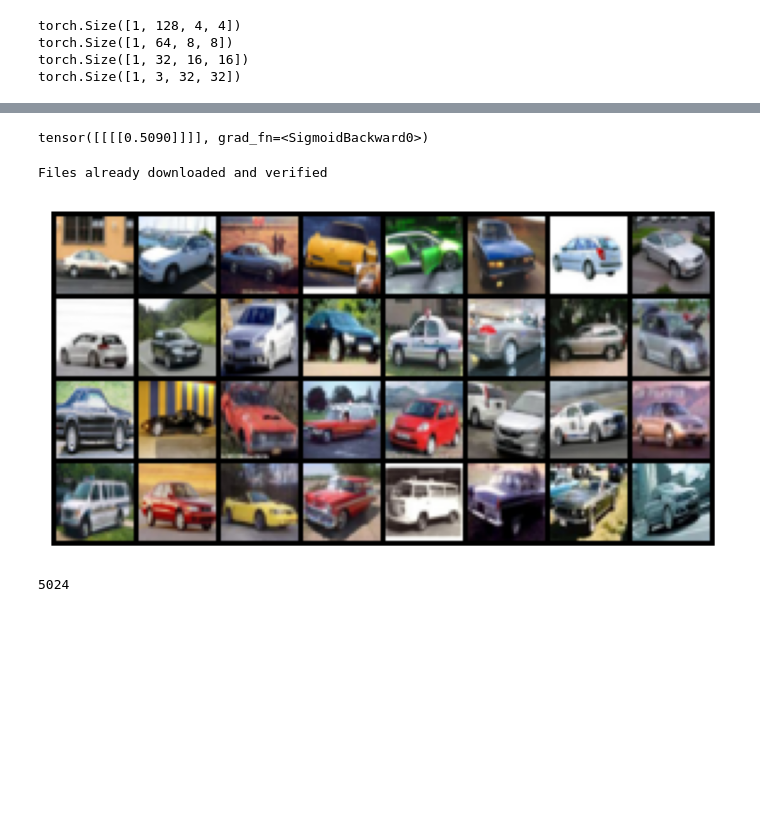
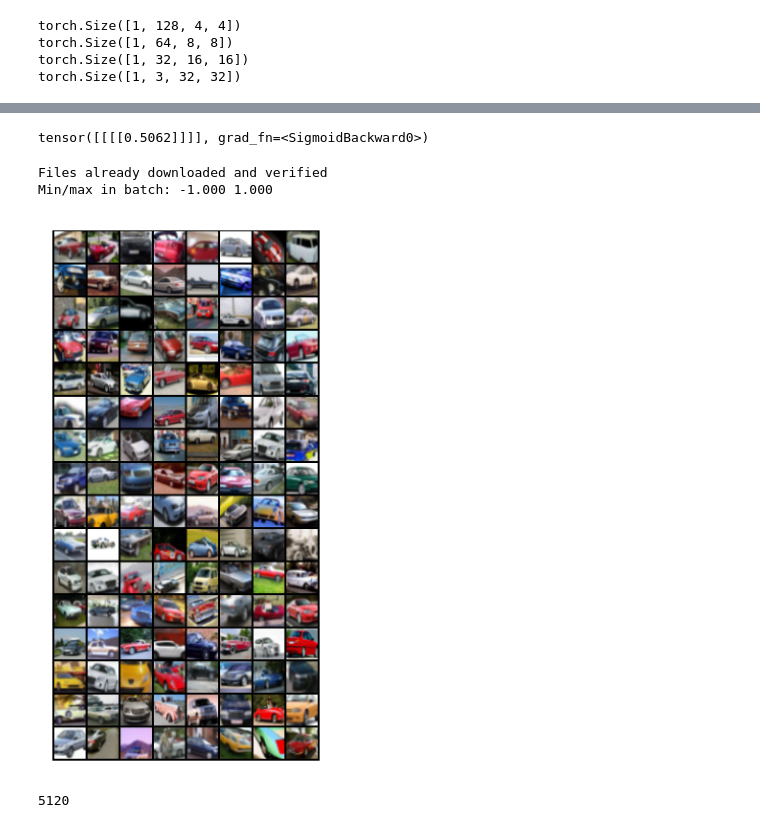
Before and after one commit to udacity/Computer-Vision-and-Generative-AI, a Jupyter notebook: lesson-3-gans/exercises/solution/solution.ipynb, the cells around one changed output, grey strips where cells are left out. Drawn from its saved outputs; the diff is of its cells as text; code cells hidden in the pictures; blank space fills up the shorter version.

```diff
--- a/lesson-3-gans/exercises/solution/solution.ipynb
+++ b/lesson-3-gans/exercises/solution/solution.ipynb
@@ -24,15 +24,15 @@ torch.use_deterministic_algorithms(True) # Needed for reproducible results
 assert torch.cuda.is_available()
 # %%
 latent_dimension = 128
-batch_size = 32
-n_epochs = 500
+batch_size = 128
+n_epochs = 5000
 image_size = 32 # CIFAR10 is 32x32. This MUST be a power of 2 for these architectures to work
 workers = 2
 num_channels = 3  # RGB
-lr = 0.002
+lr = 0.0002
 beta1 = 0.5
 g_feat_map_size = 32
-d_feat_map_size = 32
+d_feat_map_size = 16
 # %%
 def weights_init(m):
     classname = m.__class__.__name__
@@ -60,7 +60,7 @@ class Generator(nn.Module):
         # The first block takes us from the latent space to the feature space with a
         # 4x4 kernel with stride 1 and no padding
         blocks = [
-            self._get_transpconv_block(latent_dimension, feat_map_size*factor, 4, 1, 0)
+            self._get_transpconv_block(latent_dimension, feat_map_size*factor, 4, 1, 0, nn.LeakyReLU(0.2))
         ]
 
         # The following blocks are transposed convolutional layers with stride 2 and
@@ -70,13 +70,13 @@ class Generator(nn.Module):
         prev_dim = feat_map_size*factor
         for f in range(int(np.log2(factor)-1), -1, -1):
             blocks.append(
-                self._get_transpconv_block(prev_dim, feat_map_size*2**f, 4, 2, 1)
+                self._get_transpconv_block(prev_dim, feat_map_size*2**f, 4, 2, 1, nn.LeakyReLU(0.2))
             )
             prev_dim = feat_map_size*2**f
 
         # Add last layer
         blocks.append(
-            self._get_transpconv_block(feat_map_size, num_channels, 4, 2, 1, nn.Tanh)
+            self._get_transpconv_block(feat_map_size, num_channels, 4, 2, 1, nn.Tanh())
         )
 
         self.model = nn.Sequential(
@@ -87,7 +87,7 @@ class Generator(nn.Module):
             # self._get_transpconv_block(feat_map_size, num_channels, 4, 2, 1, nn.Tanh),
         )
 
-    def _get_transpconv_block(self, in_channels, out_channels, kernel_size, stride, padding, activation=nn.ReLU):
+    def _get_transpconv_block(self, in_channels, out_channels, kernel_size, stride, padding, activation):
         return nn.Sequential(
             nn.ConvTranspose2d(
                 in_channels,
@@ -97,7 +97,7 @@ class Generator(nn.Module):
                 padding=padding
         ),
             nn.BatchNorm2d(out_channels),
-            activation()
+            activation
         )
 
     # forward method
@@ -118,11 +118,12 @@ torch.Size([1, 3, 32, 32])
 # %%
 # Visualize the output tensor as a grayscale image
 def visualize_batch(batch):
+    b = batch.detach().cpu()
     fig, sub = plt.subplots(dpi=150)
     sub.imshow(
         np.transpose(
             make_grid(
-                batch.detach().cpu(),
+                b,
                 padding=2,
                 normalize=True
             ).cpu(),
@@ -130,7 +131,9 @@ def visualize_batch(batch):
         )
     )
     _ = sub.axis("off")
+    print(f"Min/max in batch: {b.min():.3f} {b.max():.3f}")
 
 z = torch.randn(1, latent_dimension, 1, 1)
+fake = G(z)
 visualize_batch(G(z))
 # %% [output]
@@ -191,41 +196,42 @@ D = Discriminator(image_size, d_feat_map_size, num_channels).eval()
 img = torch.randn((1, num_channels, image_size, image_size))
 D(img)
 # %% [output]
-tensor([[[[0.5090]]]], grad_fn=<SigmoidBackward0>)
+tensor([[[[0.5062]]]], grad_fn=<SigmoidBackward0>)
 # %%
 # Setup CIFAR10 dataset
 
 transform = transforms.Compose([
     transforms.Resize(image_size),
     transforms.RandomHorizontalFlip(),
-    transforms.CenterCrop(image_size),
+    transforms.RandomResizedCrop(image_size, scale=(0.5, 1.0)),
     transforms.ToTensor(),
     transforms.Normalize((0.5, 0.5, 0.5), (0.5, 0.5, 0.5))
 ])
 
 dataset = datasets.CIFAR10(
     root="./data",
     download=True,
     train=True,
     transform=transform
 )
 
 # Get indices of samples with label 2 (birds)
 car_indices = [i for i, (_, label) in enumerate(dataset) if label == 1]
 
 # Create a subset using those indices
 car_subset = torch.utils.data.Subset(dataset, car_indices)
 
 dataloader = torch.utils.data.DataLoader(car_subset, batch_size=batch_size, shuffle=True, num_workers=workers)
 
 visualize_batch(next(iter(dataloader))[0])
 # %% [output]
 Files already downloaded and verified
+Min/max in batch: -1.000 1.000
-[figure, old version]
+[figure, new version]
 # %%
 len(dataloader) * batch_size
 # %% [output]
-5024
+5120
 # %%
 device = torch.device("cuda:0" if torch.cuda.is_available() else "cpu")
 # %%
```
Also changed, not shown: parts of 4 cells of this notebook, 6 other files.
